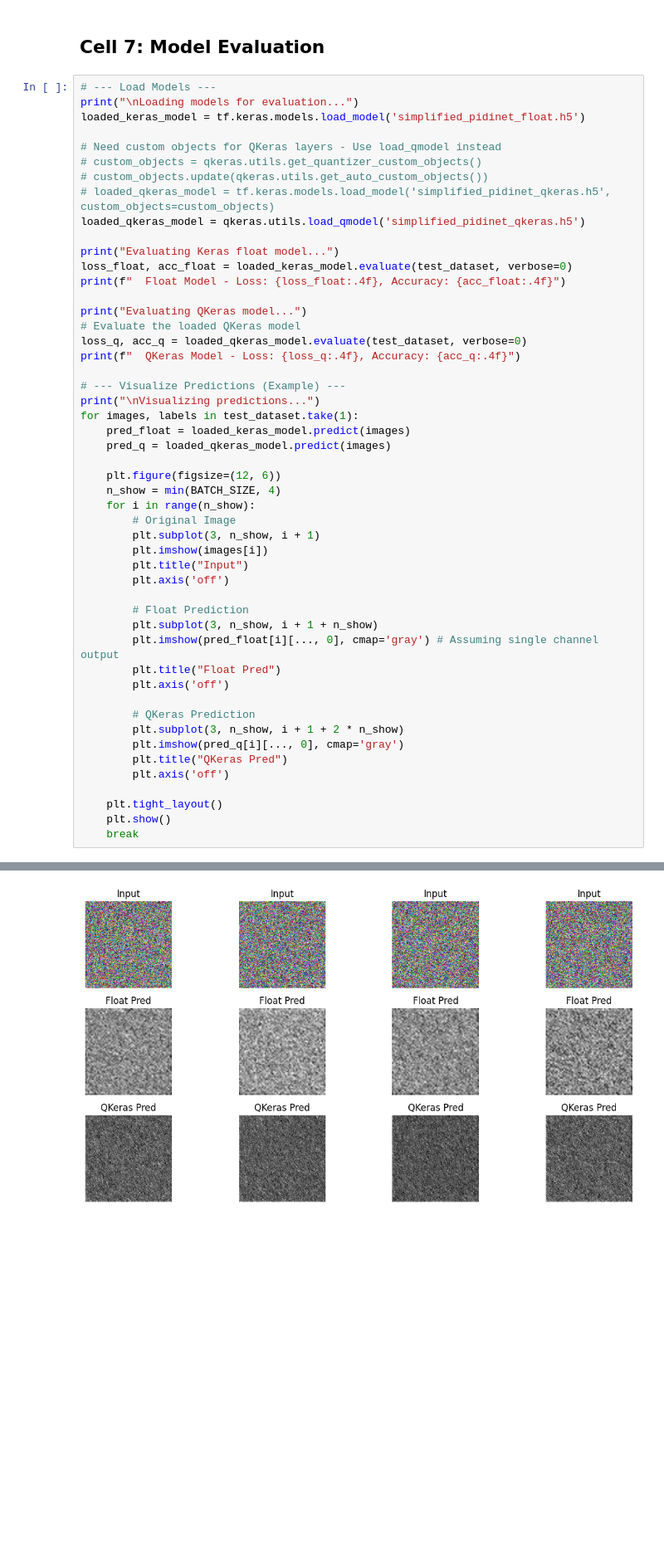
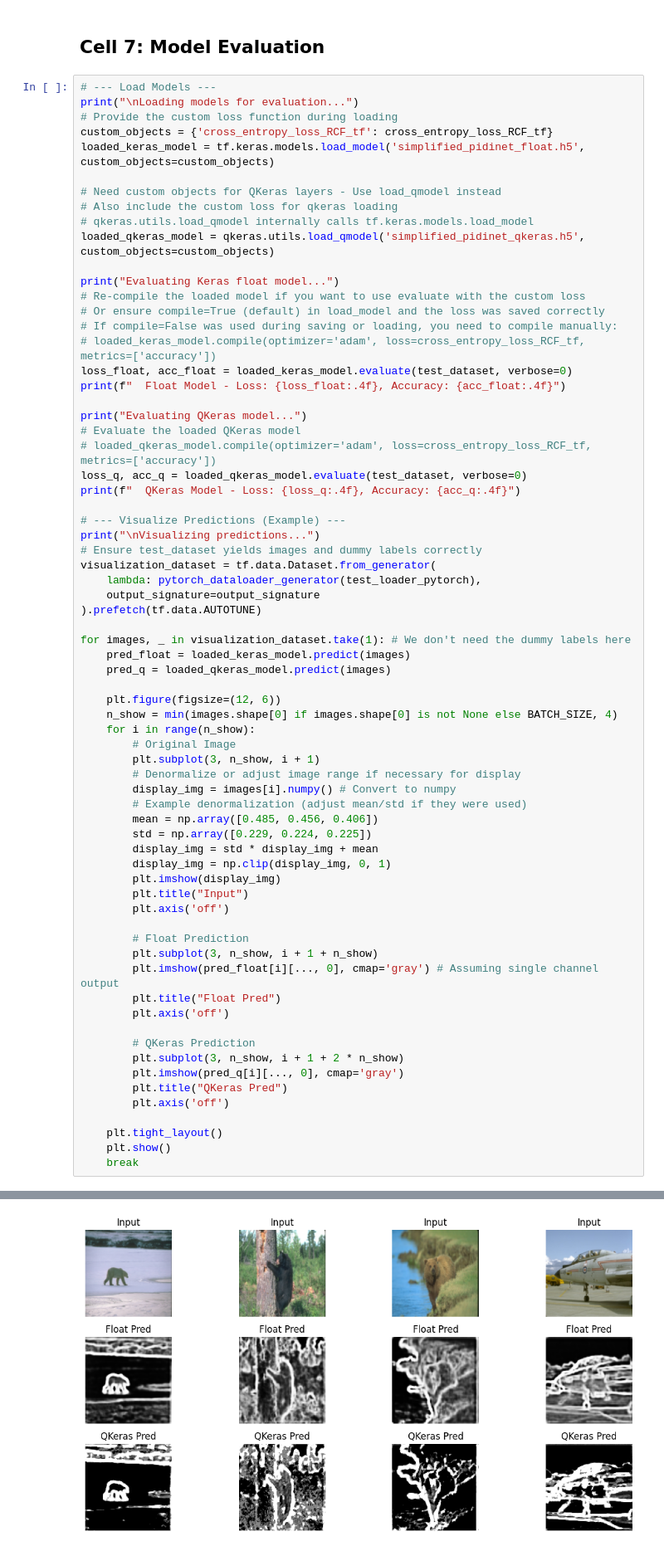
Before and after one commit to rolson24/pidinet_torch_upgrade, a Jupyter notebook: simplified_pidinet_hls4ml.ipynb, the cells around one changed output, grey strips where cells are left out. Shown at 83% size. Drawn from its saved outputs; the diff is of its cells as text; blank space fills up the shorter version.

```diff
--- a/simplified_pidinet_hls4ml.ipynb
+++ b/simplified_pidinet_hls4ml.ipynb
@@ -752,35 +1014,54 @@ Saved QKeras model to simplified_pidinet_qkeras.h5
 # %%
 # --- Load Models ---
 print("\nLoading models for evaluation...")
-loaded_keras_model = tf.keras.models.load_model('simplified_pidinet_float.h5')
+# Provide the custom loss function during loading
+custom_objects = {'cross_entropy_loss_RCF_tf': cross_entropy_loss_RCF_tf}
+loaded_keras_model = tf.keras.models.load_model('simplified_pidinet_float.h5', custom_objects=custom_objects)
 
 # Need custom objects for QKeras layers - Use load_qmodel instead
-# custom_objects = qkeras.utils.get_quantizer_custom_objects()
-# custom_objects.update(qkeras.utils.get_auto_custom_objects())
-# loaded_qkeras_model = tf.keras.models.load_model('simplified_pidinet_qkeras.h5', custom_objects=custom_objects)
-loaded_qkeras_model = qkeras.utils.load_qmodel('simplified_pidinet_qkeras.h5')
+# Also include the custom loss for qkeras loading
+# qkeras.utils.load_qmodel internally calls tf.keras.models.load_model
+loaded_qkeras_model = qkeras.utils.load_qmodel('simplified_pidinet_qkeras.h5', custom_objects=custom_objects)
 
 print("Evaluating Keras float model...")
+# Re-compile the loaded model if you want to use evaluate with the custom loss
+# Or ensure compile=True (default) in load_model and the loss was saved correctly
+# If compile=False was used during saving or loading, you need to compile manually:
+# loaded_keras_model.compile(optimizer='adam', loss=cross_entropy_loss_RCF_tf, metrics=['accuracy'])
 loss_float, acc_float = loaded_keras_model.evaluate(test_dataset, verbose=0)
 print(f"  Float Model - Loss: {loss_float:.4f}, Accuracy: {acc_float:.4f}")
 
 print("Evaluating QKeras model...")
 # Evaluate the loaded QKeras model
+# loaded_qkeras_model.compile(optimizer='adam', loss=cross_entropy_loss_RCF_tf, metrics=['accuracy'])
 loss_q, acc_q = loaded_qkeras_model.evaluate(test_dataset, verbose=0)
 print(f"  QKeras Model - Loss: {loss_q:.4f}, Accuracy: {acc_q:.4f}")
 
 # --- Visualize Predictions (Example) ---
 print("\nVisualizing predictions...")
-for images, labels in test_dataset.take(1):
+# Ensure test_dataset yields images and dummy labels correctly
+visualization_dataset = tf.data.Dataset.from_generator(
+    lambda: pytorch_dataloader_generator(test_loader_pytorch),
+    output_signature=output_signature
+).prefetch(tf.data.AUTOTUNE)
+
+for images, _ in visualization_dataset.take(1): # We don't need the dummy labels here
     pred_float = loaded_keras_model.predict(images)
     pred_q = loaded_qkeras_model.predict(images)
 
     plt.figure(figsize=(12, 6))
-    n_show = min(BATCH_SIZE, 4)
+    n_show = min(images.shape[0] if images.shape[0] is not None else BATCH_SIZE, 4)
     for i in range(n_show):
         # Original Image
         plt.subplot(3, n_show, i + 1)
-        plt.imshow(images[i])
+        # Denormalize or adjust image range if necessary for display
+        display_img = images[i].numpy() # Convert to numpy
+        # Example denormalization (adjust mean/std if they were used)
+        mean = np.array([0.485, 0.456, 0.406])
+        std = np.array([0.229, 0.224, 0.225])
+        display_img = std * display_img + mean
+        display_img = np.clip(display_img, 0, 1)
+        plt.imshow(display_img)
         plt.title("Input")
         plt.axis('off')
 
@@ -821,4 +1099,4 @@ Visualizing predictions...
-[figure, old version]
+[figure, new version]
 # %% [markdown]
 ## Cell 8: hls4ml Conversion
 
```
Also changed, not shown: parts of 12 cells of this notebook, 1 other file.
